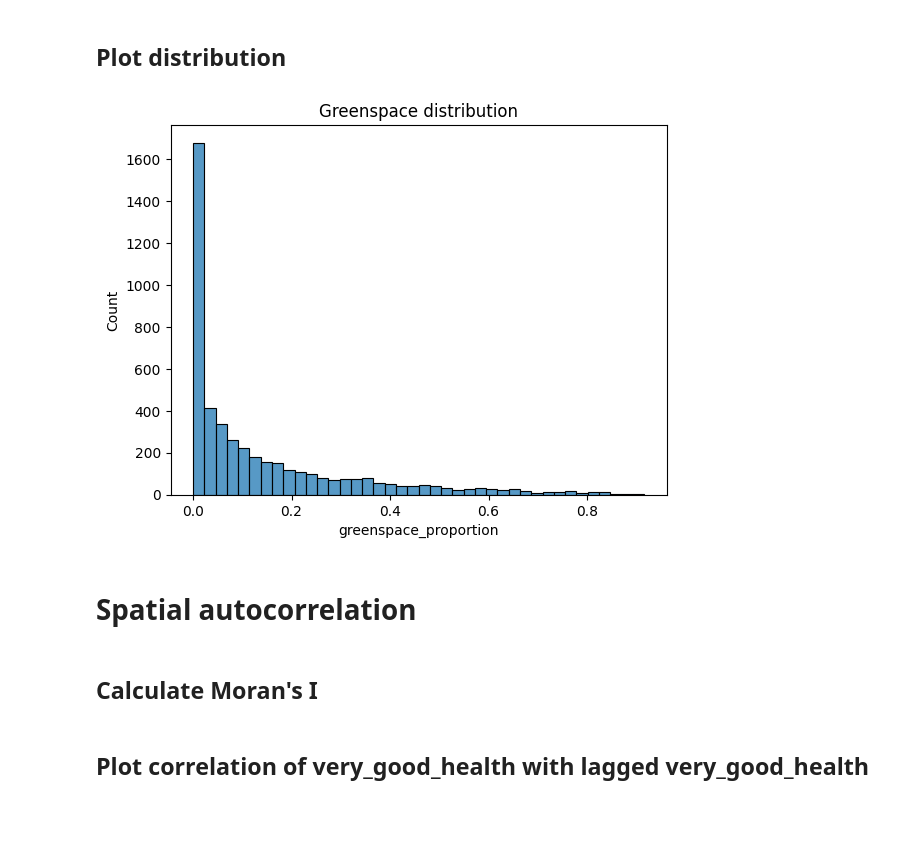
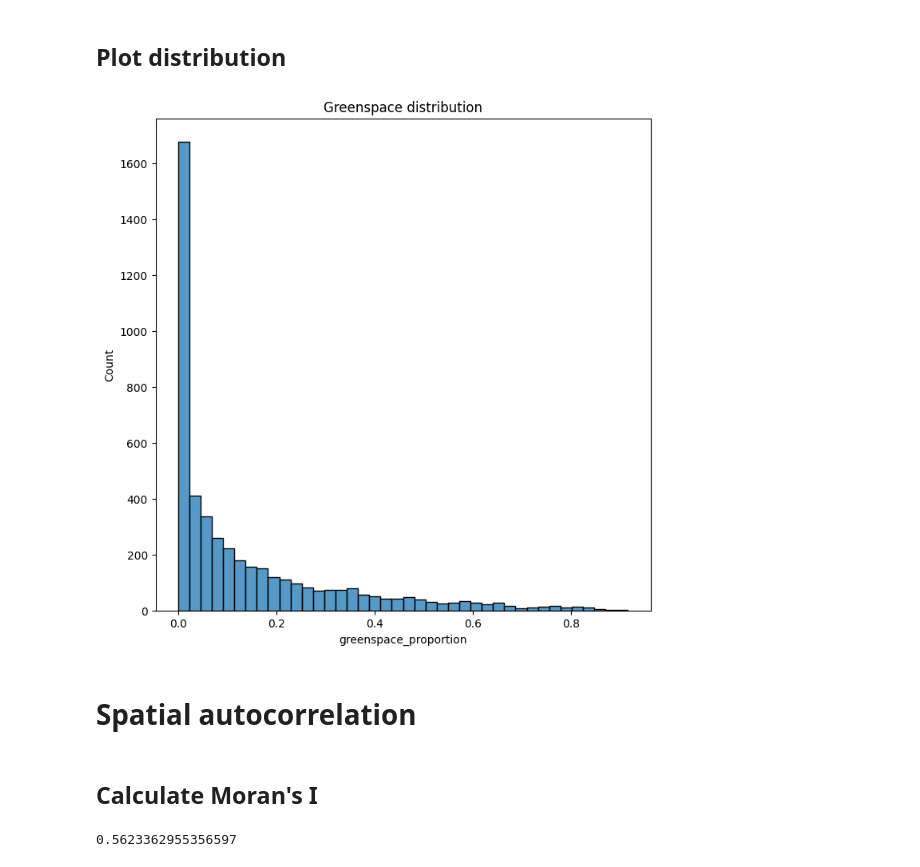
Before and after one commit to NathanDean/greenspace, a Jupyter notebook: 04_exploratory_data_analysis.ipynb, the cells around one changed output. Cells and saved outputs as stored; diff of their text form; code cells hidden in the pictures; blank space fills up the shorter version.

Commit message:
Add Moran's I calculation to EDA

```diff
--- a/04_exploratory_data_analysis.ipynb
+++ b/04_exploratory_data_analysis.ipynb
@@ -9,4 +11,4 @@ import seaborn as sns
 # %% [markdown]
 # Load data
 # %%
-raw_df = gpd.read_file("datasets/3_combined/df.csv")
+raw_df = gpd.read_file("datasets/3_combined/df.gpkg")
@@ -73,15 +73,13 @@ plt.savefig("outputs/greenspace_outliers")
 # %% [markdown]
 ## Plot distribution
 # %%
+plt.figure(figsize=(8, 8))
 sns.histplot(df["greenspace_proportion"])
 plt.title("Greenspace distribution")
-plt.show()
-plt.savefig("greenspace_distribution")
+plt.savefig("outputs/plots/greenspace_distribution.png")
 # %% [output]
-[figure, old version]
+[figure, new version]
-# %% [markdown]
-# Spatial autocorrelation
-# %% [markdown]
-## Calculate Moran's I
-# %% [markdown]
-## Plot correlation of very_good_health with lagged very_good_health
+# %% [markdown]
+# Spatial autocorrelation
+# %% [markdown]
+## Calculate Moran's I
@@ -87,0 +89,4 @@ plt.savefig("greenspace_distribution")
+# %%
+print(moran.I)
+# %% [output]
+0.5623362955356597
```
Also changed, not shown: parts of 7 cells of this notebook, 5 other files.
